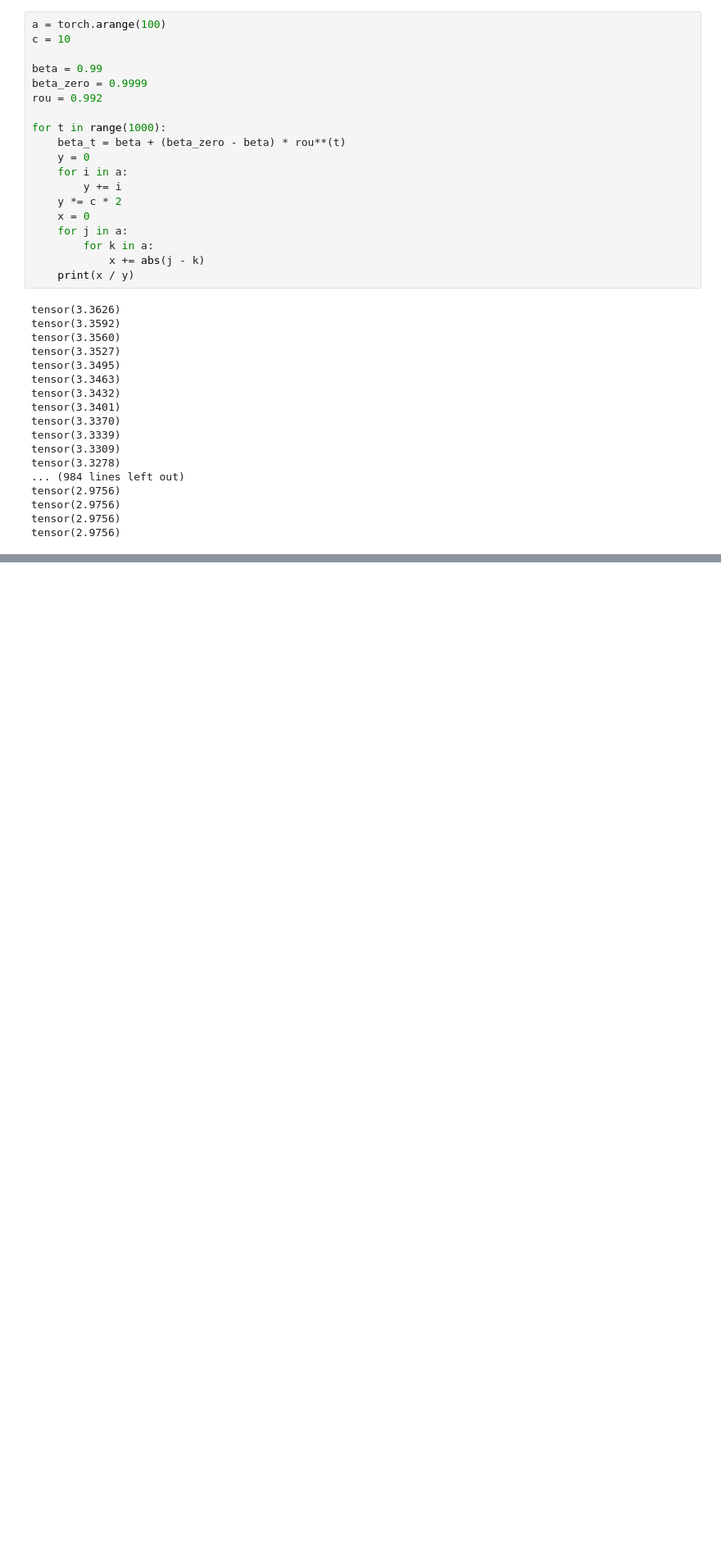
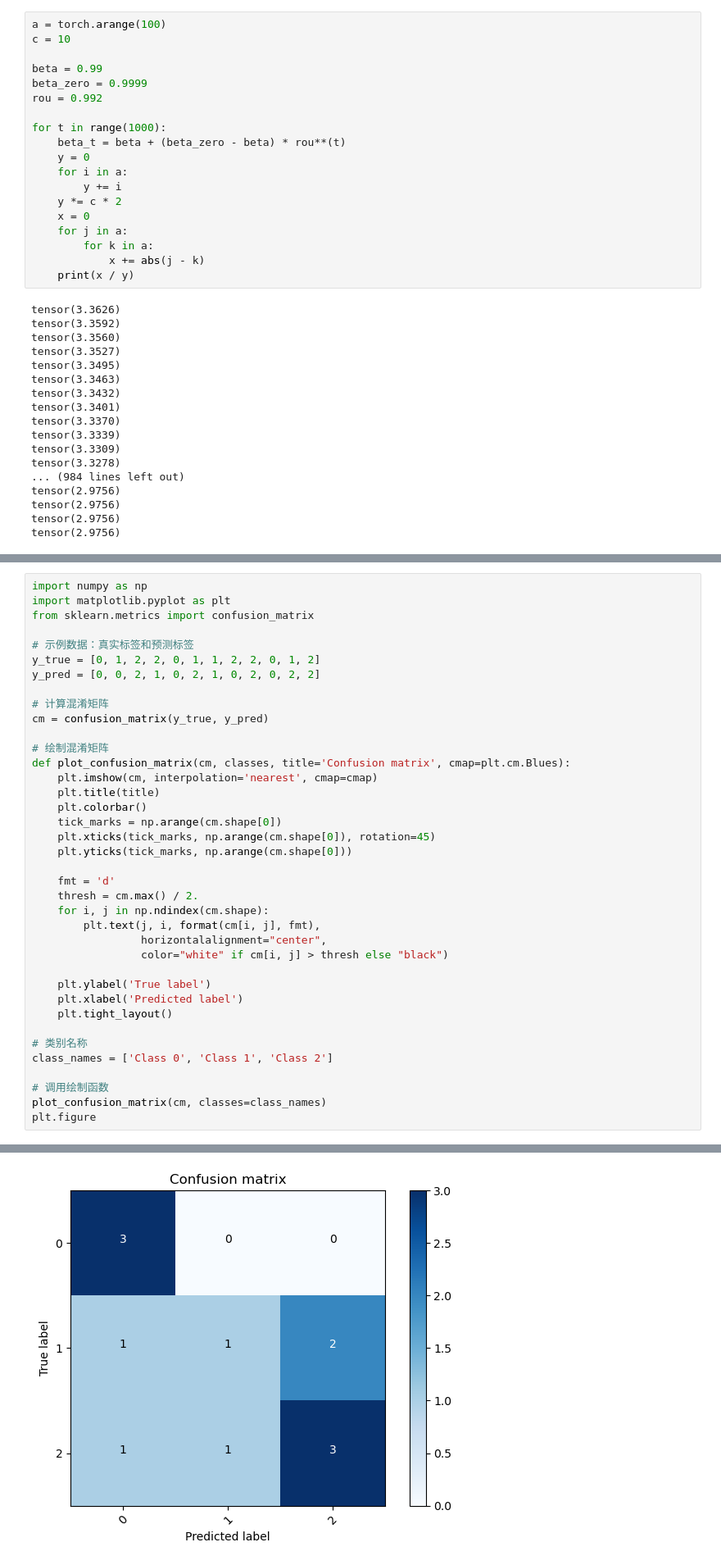
Before and after one commit to whitewall1926/test-fl, a Jupyter notebook: test.ipynb, the cells around one changed output, grey strips where cells are left out. Shown at 82% size. Drawn from its saved outputs; the diff is of its cells as text; blank space fills up the shorter version.

Commit message:
add_figure

```diff
--- a/test.ipynb
+++ b/test.ipynb
@@ -268,0 +282,39 @@ tensor(2.9756)
+# %%
+import numpy as np
+import matplotlib.pyplot as plt
+from sklearn.metrics import confusion_matrix
+
+# 示例数据：真实标签和预测标签
+y_true = [0, 1, 2, 2, 0, 1, 1, 2, 2, 0, 1, 2]
+y_pred = [0, 0, 2, 1, 0, 2, 1, 0, 2, 0, 2, 2]
+
+# 计算混淆矩阵
+cm = confusion_matrix(y_true, y_pred)
+
+# 绘制混淆矩阵
+def plot_confusion_matrix(cm, classes, title='Confusion matrix', cmap=plt.cm.Blues):
+    plt.imshow(cm, interpolation='nearest', cmap=cmap)
+    plt.title(title)
+    plt.colorbar()
+    tick_marks = np.arange(cm.shape[0])
+    plt.xticks(tick_marks, np.arange(cm.shape[0]), rotation=45)
+    plt.yticks(tick_marks, np.arange(cm.shape[0]))
+
+    fmt = 'd'
+    thresh = cm.max() / 2.
+    for i, j in np.ndindex(cm.shape):
+        plt.text(j, i, format(cm[i, j], fmt),
+                 horizontalalignment="center",
+                 color="white" if cm[i, j] > thresh else "black")
+
+    plt.ylabel('True label')
+    plt.xlabel('Predicted label')
+    plt.tight_layout()
+
+# 类别名称
+class_names = ['Class 0', 'Class 1', 'Class 2']
+
+# 调用绘制函数
+plot_confusion_matrix(cm, classes=class_names)
+plt.figure
+# %% [output]
@@ -268,0 +322 @@ tensor(2.9756)
+[figure, added]
```
Also changed, not shown: parts of 2 cells of this notebook, 24 other files.
